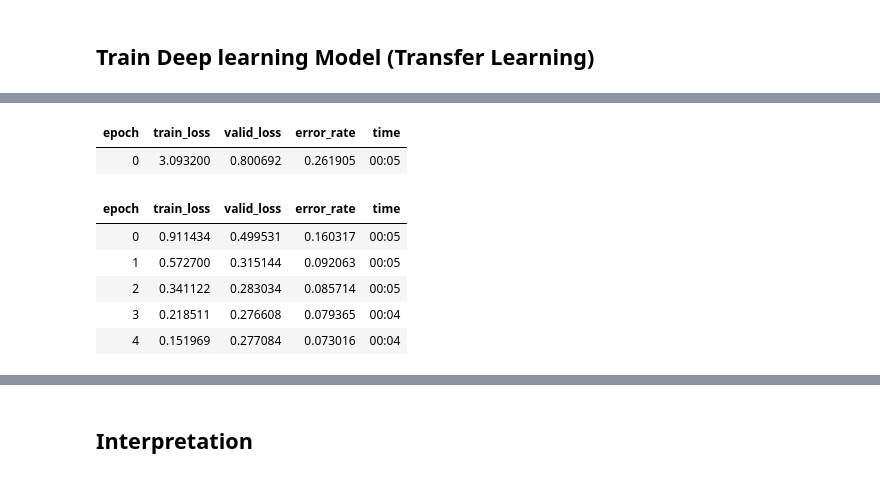
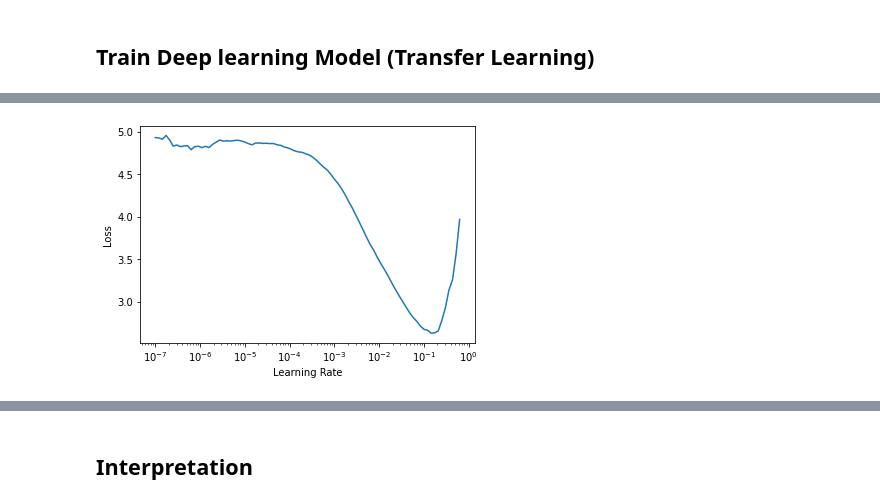
Before and after one commit to AmirDev83/satellite-imagery-projects, a Jupyter notebook: land_classification/FastAI_MultiLabel_Classification.ipynb, the cells around one changed output, grey strips where cells are left out. Saved outputs shown, nothing was run; the diff lists cells and outputs as text; code cells hidden in the pictures.

```diff
--- a/land_classification/FastAI_MultiLabel_Classification.ipynb
+++ b/land_classification/FastAI_MultiLabel_Classification.ipynb
@@ -61,5 +61,5 @@ dls.valid.show_batch()
 ## Train Deep learning Model (Transfer Learning)
 # %%
 learn = cnn_learner(dls, resnet18, metrics=error_rate)
-learn.fine_tune(5)
+learn.lr_find()
 # %% [output]
@@ -67,8 +68 @@ Downloading: "https://download.pytorch.org/models/resnet18-5c106cde.pth" to /roo
-| epoch | train_loss | valid_loss | error_rate | time |
-| 0 | 3.093200 | 0.800692 | 0.261905 | 00:05 |
-| epoch | train_loss | valid_loss | error_rate | time |
-| 0 | 0.911434 | 0.499531 | 0.160317 | 00:05 |
-| 1 | 0.572700 | 0.315144 | 0.092063 | 00:05 |
-| 2 | 0.341122 | 0.283034 | 0.085714 | 00:05 |
-| 3 | 0.218511 | 0.276608 | 0.079365 | 00:04 |
-| 4 | 0.151969 | 0.277084 | 0.073016 | 00:04 |
+[figure, added]
```
Also changed, not shown: parts of 7 cells of this notebook.
